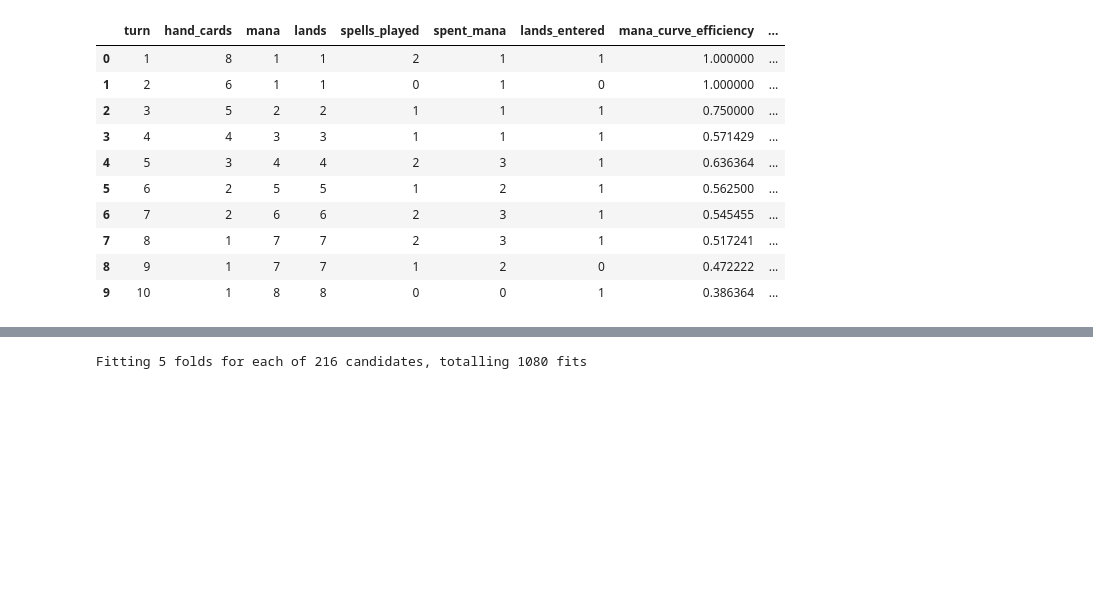
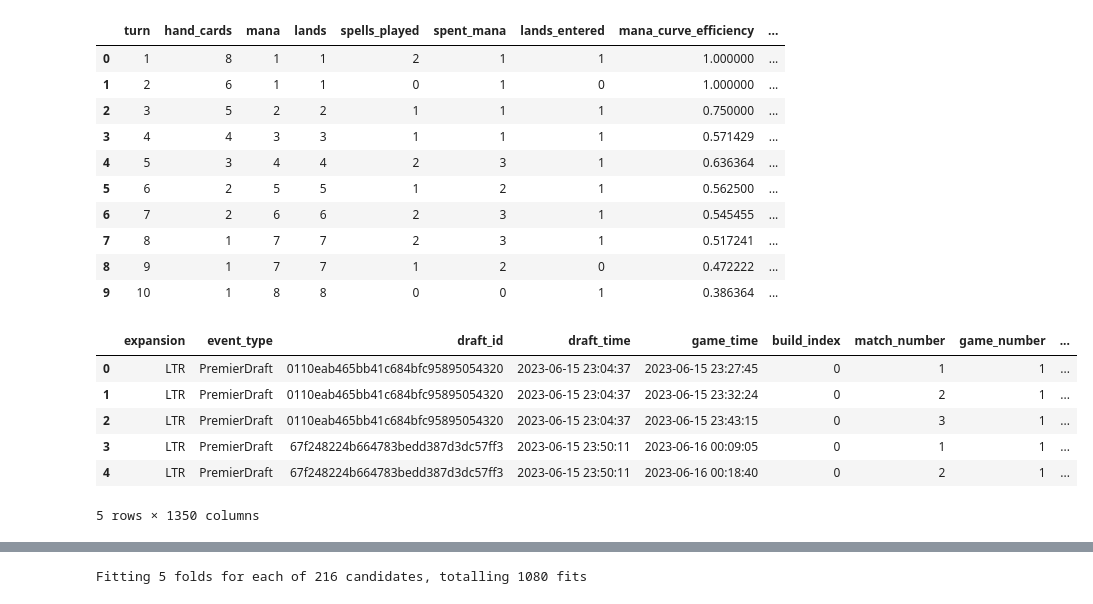
Before and after one commit to gmferratti/MTG_Project, a Jupyter notebook: notebooks/gmferratti/pipeline/data_pipeline.ipynb, the cells around one changed output, grey strips where cells are left out. Drawn from its saved outputs; the diff is of its cells as text; code cells hidden in the pictures; blank space fills up the shorter version.

```diff
--- a/notebooks/gmferratti/pipeline/data_pipeline.ipynb
+++ b/notebooks/gmferratti/pipeline/data_pipeline.ipynb
@@ -71,3 +74,16 @@ df_simulacao
 | 7 | 8 | 1 | 7 | 7 | 2 | 3 | 1 | 0.517241 | ... |
 | 8 | 9 | 1 | 7 | 7 | 1 | 2 | 0 | 0.472222 | ... |
 | 9 | 10 | 1 | 8 | 8 | 0 | 0 | 1 | 0.386364 | ... |
+# %%
+# Classificacao binaria: Curvou ou nao curvou.
+import pandas as pd
+df = pd.read_csv("C:\\Users\\gufer\\OneDrive\\Documentos\\FIAP\\Fase_03\\notebooks\\gmferratti\\pipeline\\game_data_public.LTR.PremierDraft.csv")
+df.head()
+# %% [output]
+|  | expansion | event_type | draft_id | draft_time | game_time | build_index | match_number | game_number | ... |
+| 0 | LTR | PremierDraft | 0110eab465bb41c684bfc95895054320 | 2023-06-15 23:04:37 | 2023-06-15 23:27:45 | 0 | 1 | 1 | ... |
+| 1 | LTR | PremierDraft | 0110eab465bb41c684bfc95895054320 | 2023-06-15 23:04:37 | 2023-06-15 23:32:24 | 0 | 2 | 1 | ... |
+| 2 | LTR | PremierDraft | 0110eab465bb41c684bfc95895054320 | 2023-06-15 23:04:37 | 2023-06-15 23:43:15 | 0 | 3 | 1 | ... |
+| 3 | LTR | PremierDraft | 67f248224b664783bedd387d3dc57ff3 | 2023-06-15 23:50:11 | 2023-06-16 00:09:05 | 0 | 1 | 1 | ... |
+| 4 | LTR | PremierDraft | 67f248224b664783bedd387d3dc57ff3 | 2023-06-15 23:50:11 | 2023-06-16 00:18:40 | 0 | 2 | 1 | ... |
+5 rows × 1350 columns
```
Also changed, not shown: parts of 3 cells of this notebook, 6 other files.
